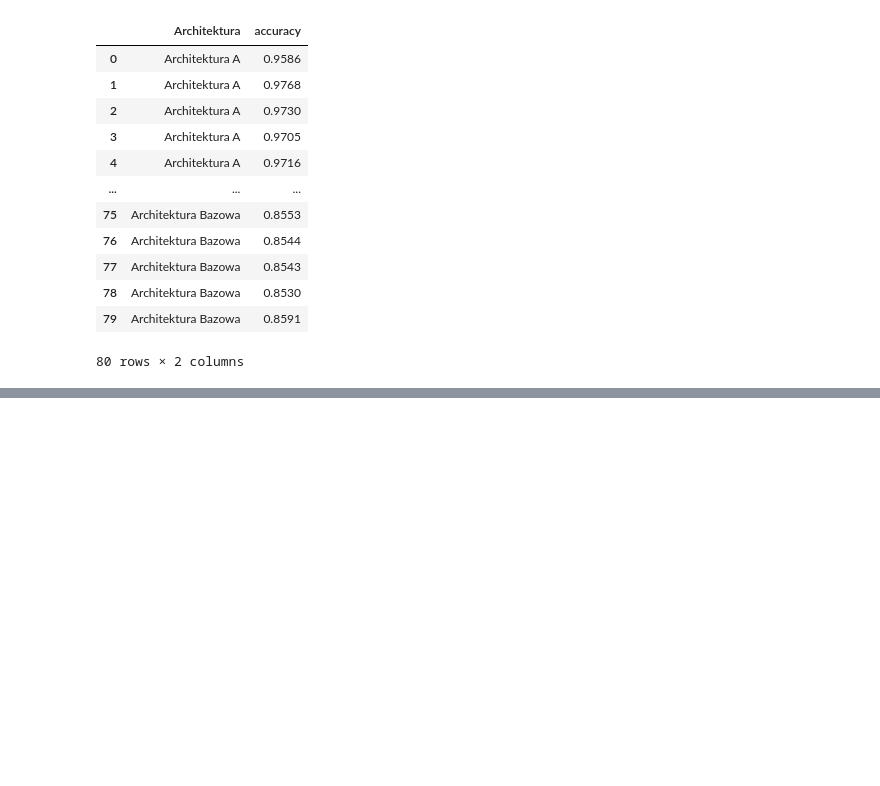
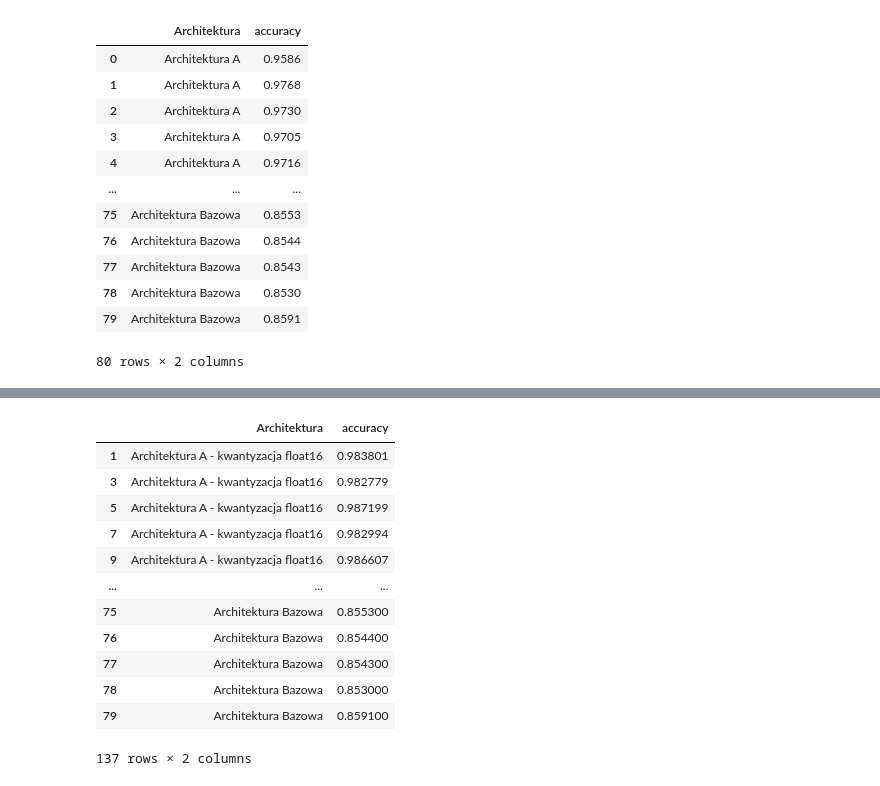
Before and after one commit to WestedCrean/master-thesis, a Jupyter notebook: notebooks/results_analysis/summary_phcd_quantization.ipynb, the cells around one changed output, grey strips where cells are left out. Cells and saved outputs as stored; diff of their text form; code cells hidden in the pictures; blank space fills up the shorter version.

```diff
--- a/notebooks/results_analysis/summary_phcd_quantization.ipynb
+++ b/notebooks/results_analysis/summary_phcd_quantization.ipynb
@@ -413,0 +414,16 @@ plt.show()
+# %%
+accuracy_quantized
+# %% [output]
+|  | Architektura | accuracy |
+| 1 | Architektura A - kwantyzacja float16 | 0.983801 |
+| 3 | Architektura A - kwantyzacja float16 | 0.982779 |
+| 5 | Architektura A - kwantyzacja float16 | 0.987199 |
+| 7 | Architektura A - kwantyzacja float16 | 0.982994 |
+| 9 | Architektura A - kwantyzacja float16 | 0.986607 |
+| ... | ... | ... |
+| 75 | Architektura Bazowa | 0.855300 |
+| 76 | Architektura Bazowa | 0.854400 |
+| 77 | Architektura Bazowa | 0.854300 |
+| 78 | Architektura Bazowa | 0.853000 |
+| 79 | Architektura Bazowa | 0.859100 |
+137 rows × 2 columns
```
Also changed, not shown: parts of 5 cells of this notebook.
